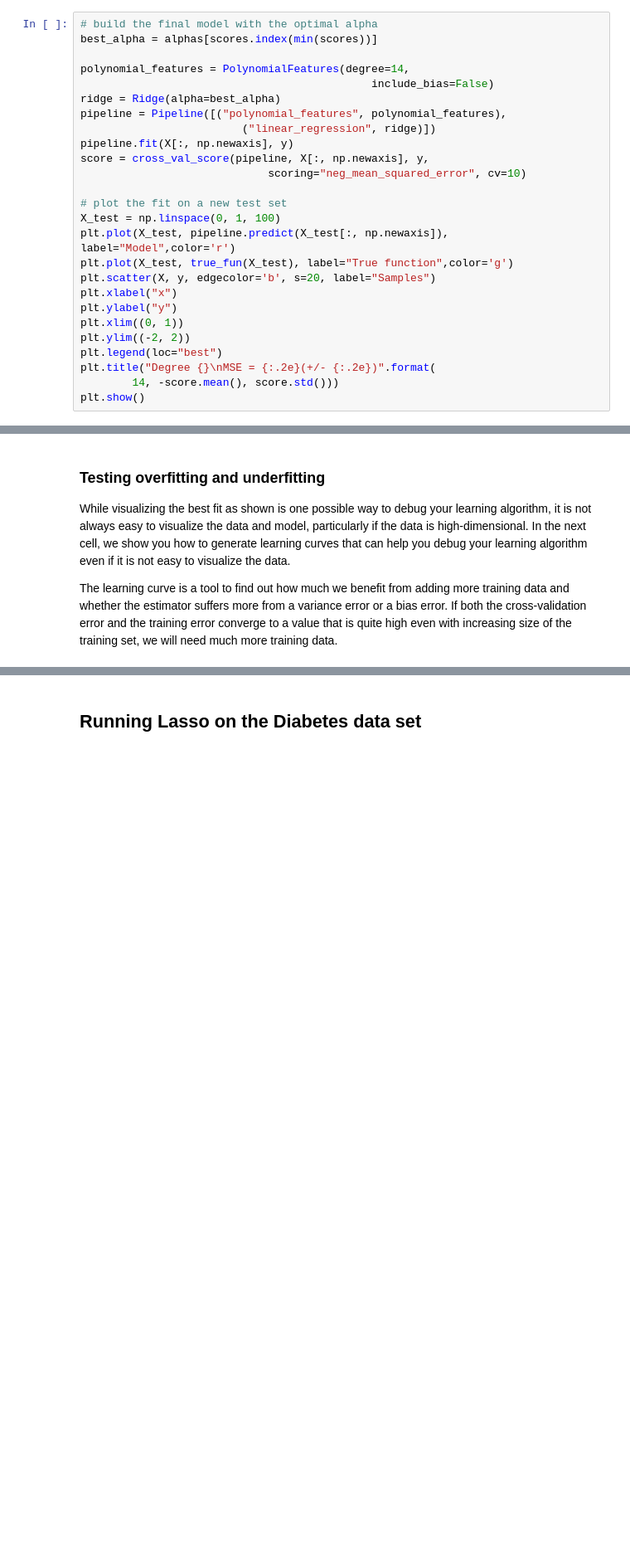
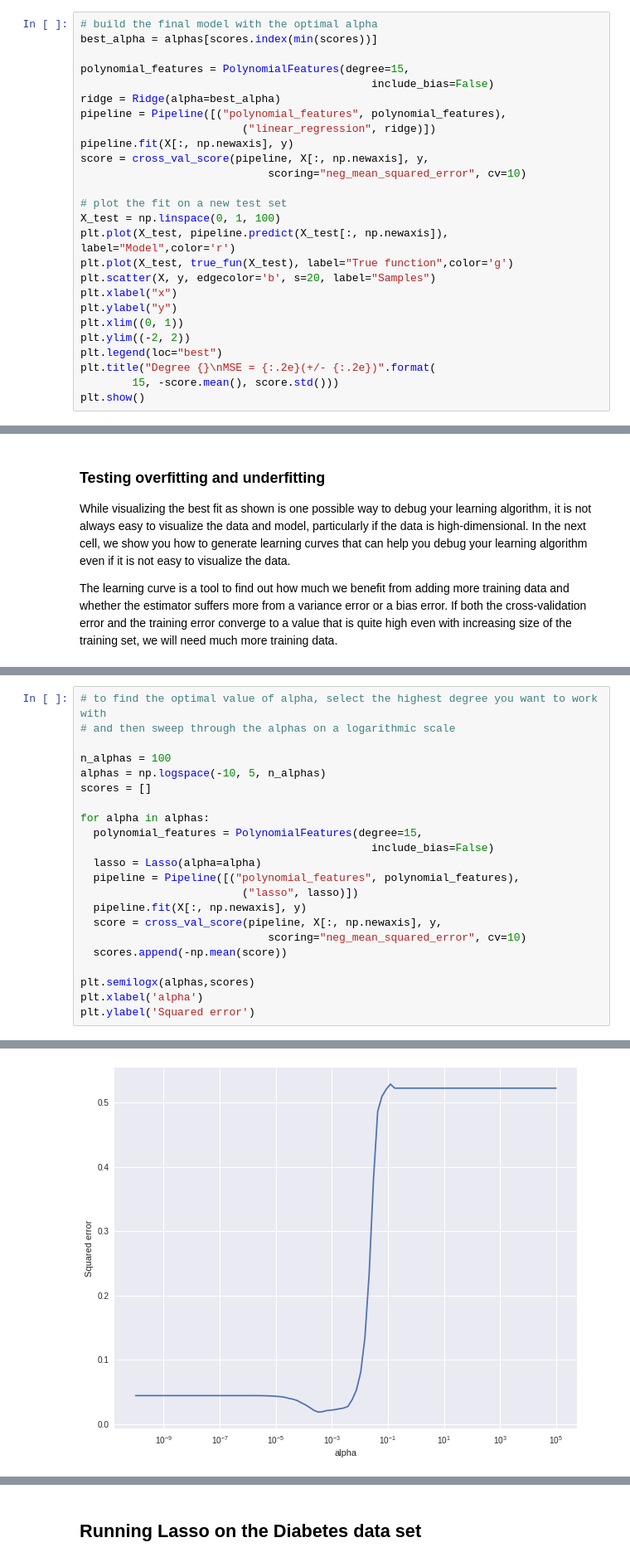
Before and after one commit to lordzero82/MLBootCamp, a Jupyter notebook: lab1_partB_new.ipynb, the cells around one changed output, grey strips where cells are left out. Shown: that part at 83% size. Cells and saved outputs as stored; diff of their text form; blank space fills up the shorter version.

```diff
--- a/lab1_partB_new.ipynb
+++ b/lab1_partB_new.ipynb
@@ -132,7 +143,7 @@ Text(0,0.5,u'Squared error')
 # build the final model with the optimal alpha
 best_alpha = alphas[scores.index(min(scores))]
 
-polynomial_features = PolynomialFeatures(degree=14,
+polynomial_features = PolynomialFeatures(degree=15,
                                              include_bias=False)
 ridge = Ridge(alpha=best_alpha)
 pipeline = Pipeline([("polynomial_features", polynomial_features),
@@ -152,6 +163,6 @@ plt.xlim((0, 1))
 plt.ylim((-2, 2))
 plt.legend(loc="best")
 plt.title("Degree {}\nMSE = {:.2e}(+/- {:.2e})".format(
-        14, -score.mean(), score.std()))
+        15, -score.mean(), score.std()))
 plt.show()
 # %% [output]
@@ -252,0 +269,23 @@ plt.show()
+# %%
+# to find the optimal value of alpha, select the highest degree you want to work with
+# and then sweep through the alphas on a logarithmic scale
+
+n_alphas = 100
+alphas = np.logspace(-10, 5, n_alphas)
+scores = []
+
+for alpha in alphas:
+  polynomial_features = PolynomialFeatures(degree=15,
+                                             include_bias=False)
+  lasso = Lasso(alpha=alpha)
+  pipeline = Pipeline([("polynomial_features", polynomial_features),
+                         ("lasso", lasso)])
+  pipeline.fit(X[:, np.newaxis], y)
+  score = cross_val_score(pipeline, X[:, np.newaxis], y,
+                             scoring="neg_mean_squared_error", cv=10)
+  scores.append(-np.mean(score))
+
+plt.semilogx(alphas,scores)
+plt.xlabel('alpha')
+plt.ylabel('Squared error')
+# %% [output]
@@ -252,0 +293 @@ plt.show()
+[figure, added]
```
Also changed, not shown: parts of 15 cells of this notebook.
